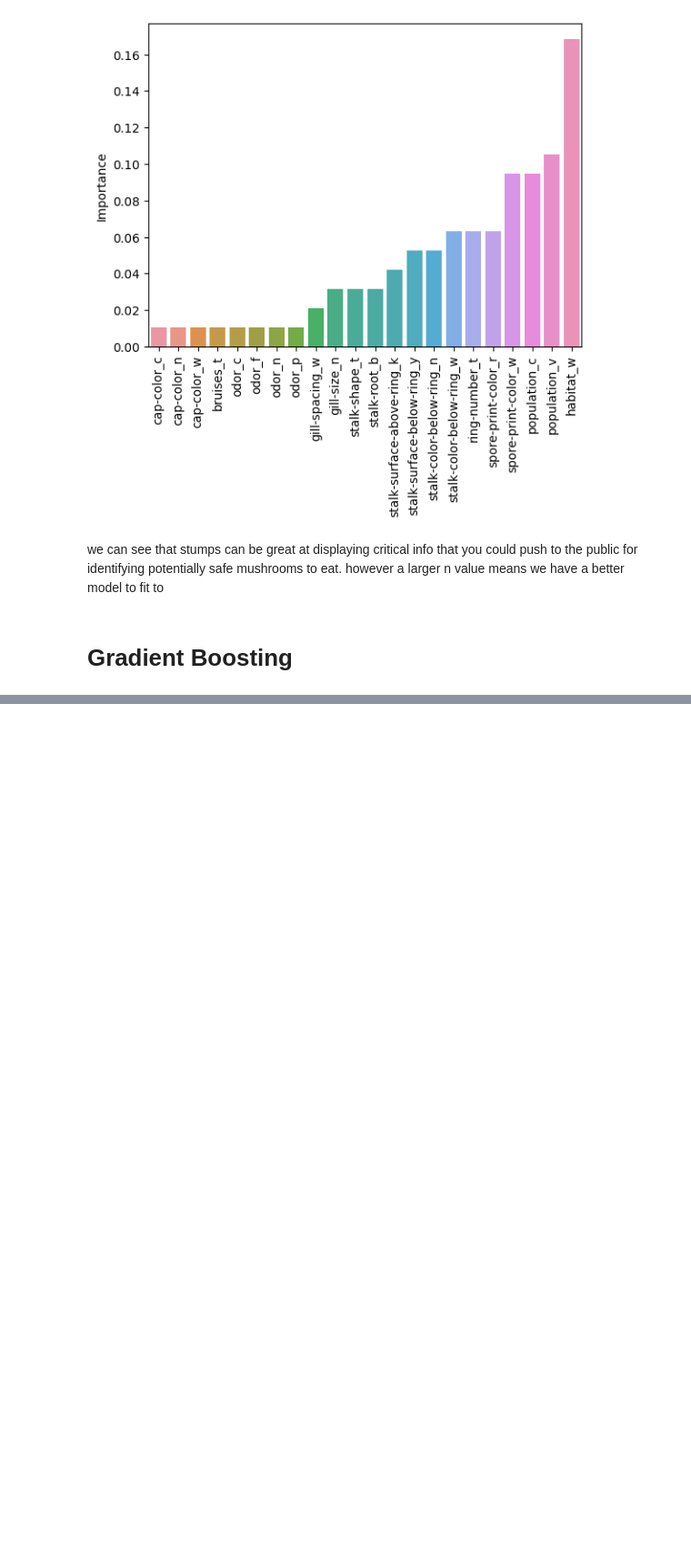
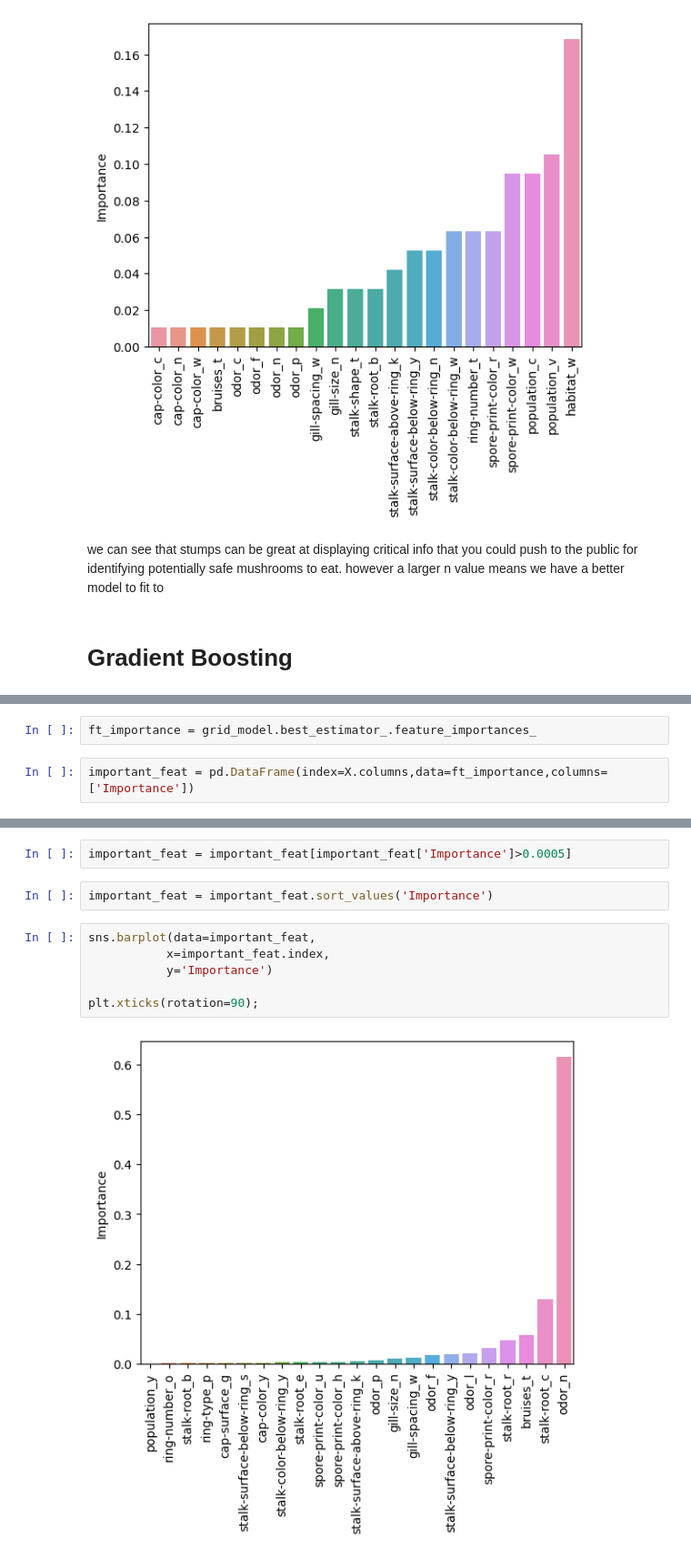
Before and after one commit to NadeemDin/ML-Tree-Based-Methods, a Jupyter notebook: Boosting Method Notes.ipynb, the cells around one changed output, grey strips where cells are left out. Shown at 91% size. Drawn from its saved outputs; the diff is of its cells as text; blank space fills up the shorter version.

```diff
--- a/Boosting Method Notes.ipynb
+++ b/Boosting Method Notes.ipynb
@@ -216,0 +325,4 @@ we can see that stumps can be great at displaying critical info that you could p
+# %%
+ft_importance = grid_model.best_estimator_.feature_importances_
+# %%
+important_feat = pd.DataFrame(index=X.columns,data=ft_importance,columns=['Importance'])
@@ -216,0 +345,12 @@ we can see that stumps can be great at displaying critical info that you could p
+# %%
+important_feat = important_feat[important_feat['Importance']>0.0005]
+# %%
+important_feat = important_feat.sort_values('Importance')
+# %%
+sns.barplot(data=important_feat,
+           x=important_feat.index,
+           y='Importance')
+
+plt.xticks(rotation=90);
+# %% [output]
+[figure, added]
```
Also changed, not shown: parts of 23 cells of this notebook.
